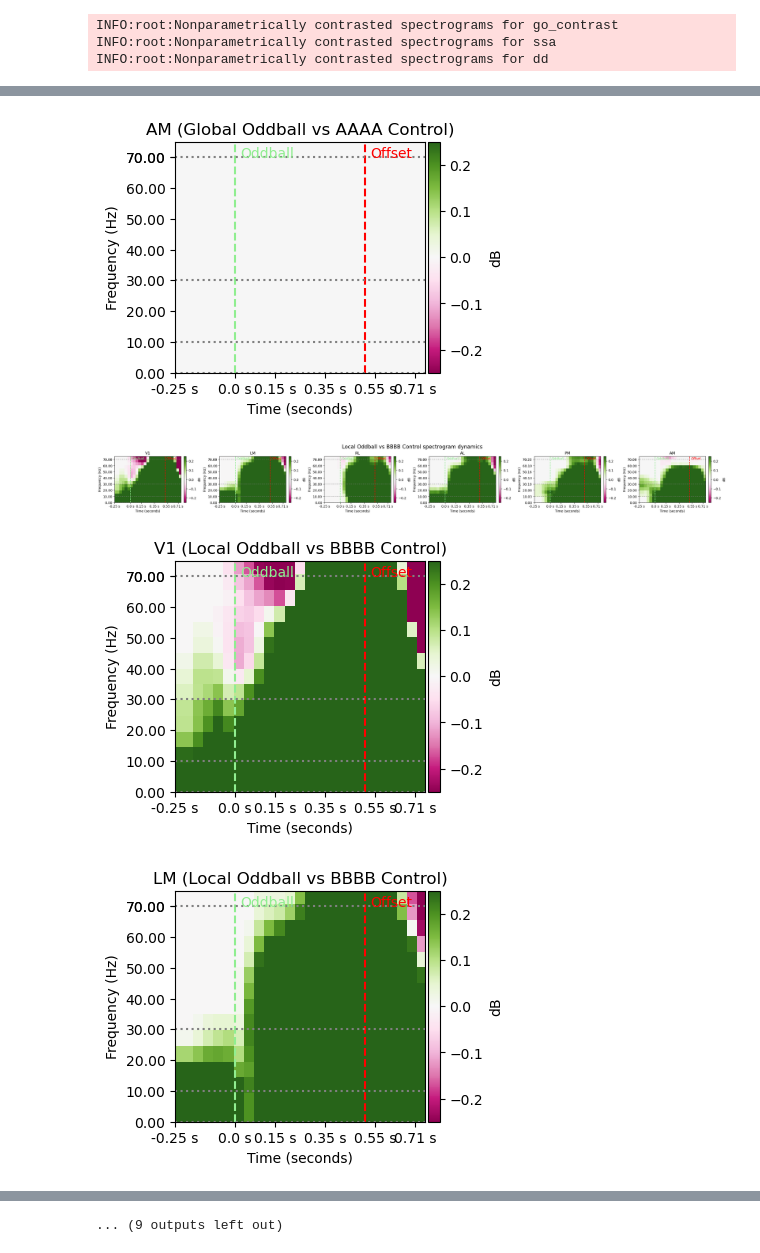
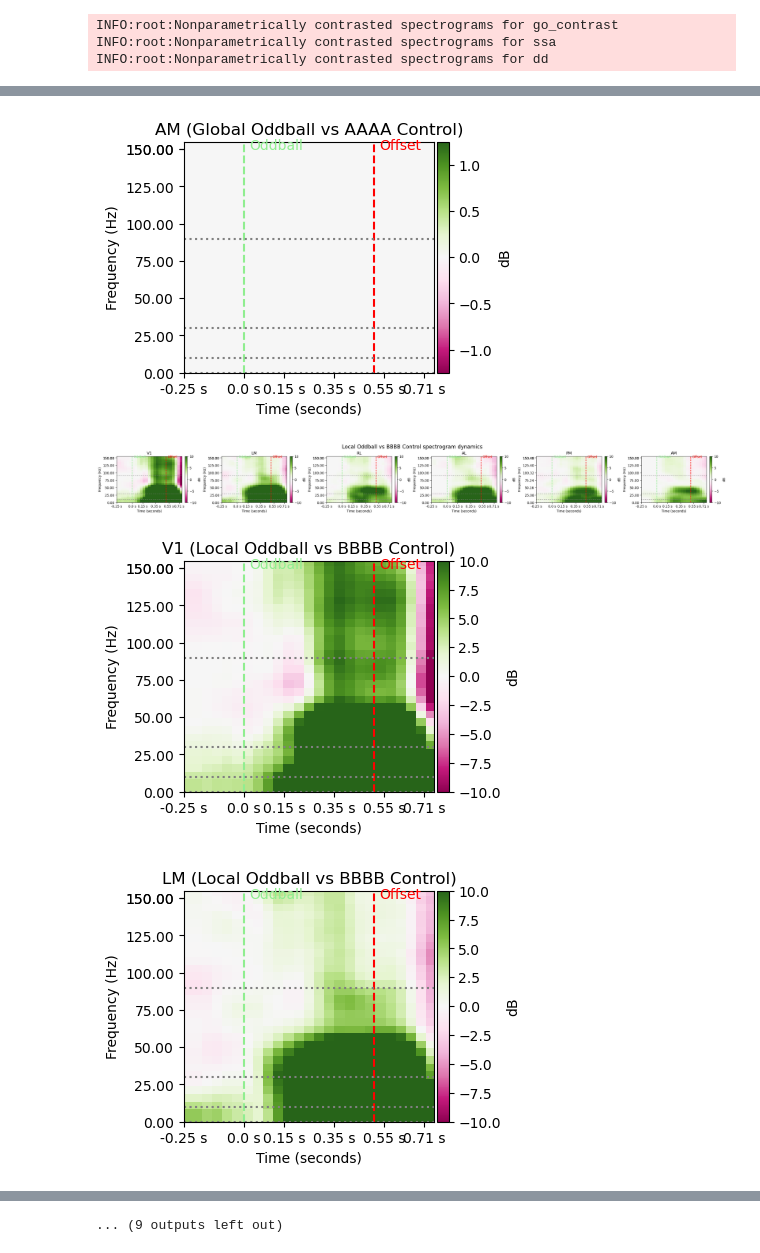
Before and after one commit to BastosLab/electropysiology, a Jupyter notebook: notebooks/passiveglo/grand_spectrogram_nonparametric4-3.ipynb, the cells around one changed output, grey strips where cells are left out. Drawn from its saved outputs; the diff is of its cells as text; code cells hidden in the pictures.

Commit message:
passiveglo.grand_spectrogram_nonparametric4-3: p-test all channels, frequencies
Signed-off-by: Eli Sennesh <eli.sennesh@vanderbilt.edu>

```diff
--- a/notebooks/passiveglo/grand_spectrogram_nonparametric4-3.ipynb
+++ b/notebooks/passiveglo/grand_spectrogram_nonparametric4-3.ipynb
@@ -94,7 +94,7 @@ def initialize_grand_cluster_test(key, signals):
 contrasts = {}
 # %%
 def baselined_spectrogram(spectrogram):
-    return spectrogram.result().channel_mean().baseline(-3.5 * pq.second, -3.0 * pq.second, decibels=True).select_freqs(0, 75)
+    return spectrogram.result().baseline(-3.5 * pq.second, -3.0 * pq.second, decibels=True)
 
 def spectrogram_4minus3(spectrogram):
     spectrogram = baselined_spectrogram(spectrogram)
@@ -121,14 +121,21 @@ for (name, _, _) in CONTRASTS:
     contrasts[name] = epych.recording.EvokedSampling(epych.recording.empty_intervals(), epych.recording.empty_trials(), epych.recording.default_units(), **{
         k: v['signal'].fmap(lambda data: data * v['mask']) for k, v in area_contrasts.items()
     })
-    contrasts[name].pickle("/mnt/data/DRAFT/000253/spectrogram_contrasts_4-3_" + name + '_01')
+    contrasts[name].pickle("/mnt/data/000253/spectrogram_contrasts_4-3_" + name + '_05')
+# %%
+CONTRAST_VMAXES = {
+    "go_contrast": 1.25,
+    "ssa": 10,
+    "dd": 10,
+}
 # %%
 for (name, _, _) in CONTRASTS:
     contrast_title = functools.partial(contrast_stattitle, name)
-    contrasts[name].plot(signals=anatomical_areas, sigtitle=stattitle, cmap='PiYG', vmax=0.25, vmin=-0.25, title=CONTRAST_TITLES[name] + " spectrogram dynamics",
-                         figure="spectrogram_contrasts_4-3_%s_01.pdf" % name, **EVENTS)
+    contrast_tfrs = contrasts[name]
+    contrast_tfrs.plot(signals=anatomical_areas, sigtitle=stattitle, cmap='PiYG', vmax=CONTRAST_VMAXES[name], vmin=-CONTRAST_VMAXES[name], title=CONTRAST_TITLES[name] + " spectrogram dynamics",
+                         figure="spectrogram_contrasts_4-3_%s_05.pdf" % name, **EVENTS)
     for area in anatomical_areas:
-        os.makedirs("spectrogram_contrasts_4-3_%s_01/" % name, exist_ok=True)
-        contrasts[name].signals[area].plot(title=contrast_title(area, contrasts[name].signals[area]), cmap='PiYG', vmax=0.25, vmin=-0.25,
-                                           filename="spectrogram_contrasts_4-3_%s_01/%s.pdf" % (name, area), **EVENTS)
+        os.makedirs("spectrogram_contrasts_4-3_%s_05/" % name, exist_ok=True)
+        contrast_tfrs.signals[area].plot(title=contrast_title(area, contrasts[name].signals[area]), cmap='PiYG', vmax=CONTRAST_VMAXES[name], vmin=-CONTRAST_VMAXES[name],
+                                           filename="spectrogram_contrasts_4-3_%s_05/%s.pdf" % (name, area), **EVENTS)
 # %% [output]
@@ -141,4 +148,4 @@ for (name, _, _) in CONTRASTS:
-[figure, old version]
+[figure, new version]
-[figure, old version]
+[figure, new version]
-[figure, old version]
+[figure, new version]
-[figure, old version]
+[figure, new version]
```
Also changed, not shown: parts of 2 cells of this notebook.
